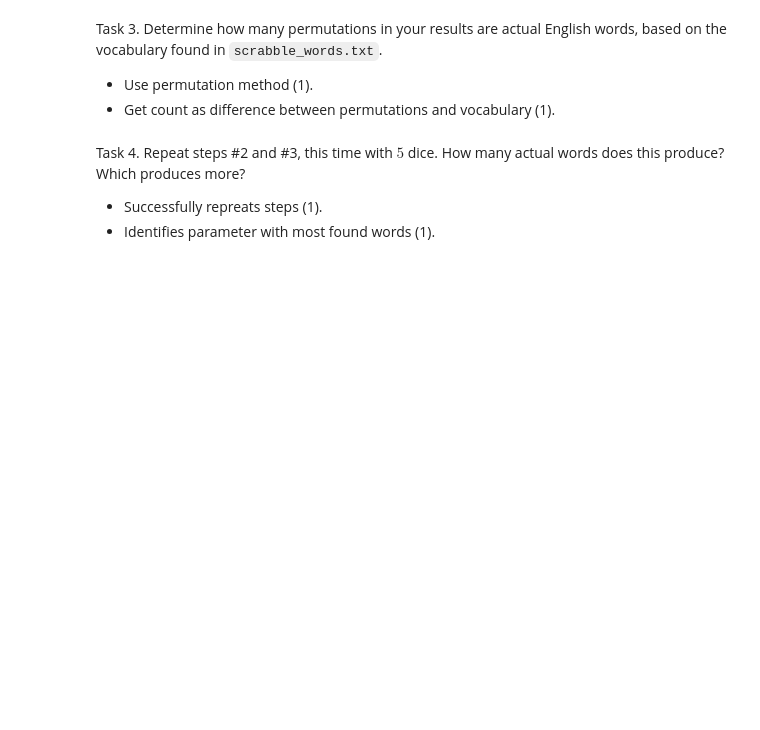
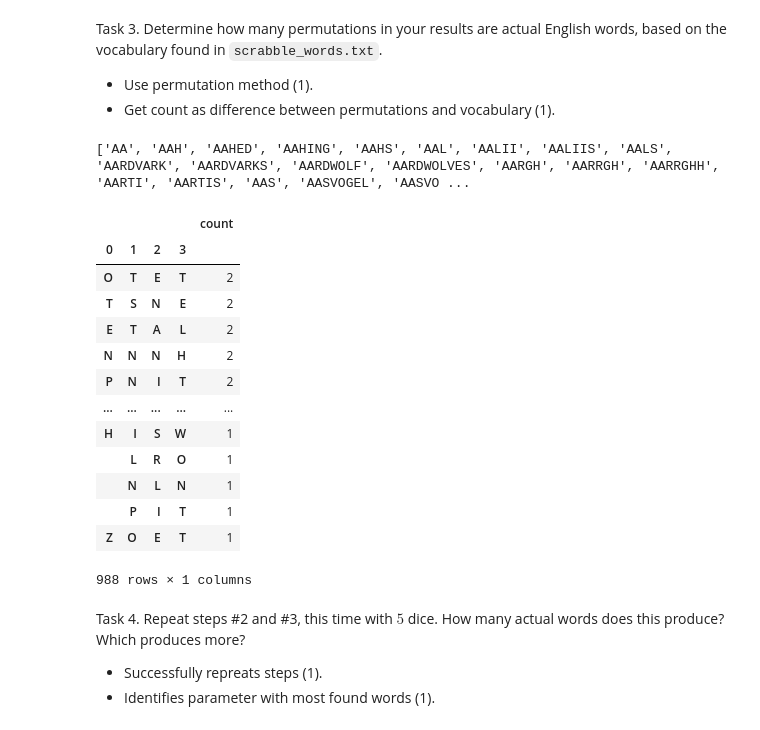
Before and after one commit to jackburke12/ds5100_final_project, a Jupyter notebook: DS5100_Final_Project_jpb2uj.ipynb, the cells around one changed output. Drawn from its saved outputs; the diff is of its cells as text; code cells hidden in the pictures; blank space fills up the shorter version.

```diff
--- a/DS5100_Final_Project_jpb2uj.ipynb
+++ b/DS5100_Final_Project_jpb2uj.ipynb
@@ -559,3 +674,17 @@ Task 1. Create a "die" of letters from $A$ to $Z$ with weights based on their fr
 
 - Die correctly instantiated with source file data (1).
 - Weights properly applied using weight setting method (1).
+# %%
+letters = {}
+
+with open('english_letters.txt', 'r') as file:
+    for line in file:
+        letter, number = line.split()
+        letters[letter] = int(number)
+
+letter_die = Die(np.array(list(letters.keys())))
+
+for letter, freq in letters.items():
+    letter_die.change_face_weight(letter,freq)
+
+letter_die.show_face_weights()
@@ -563,3 +711,8 @@ Task 1. Create a "die" of letters from $A$ to $Z$ with weights based on their fr
 Task 2. Play a game involving $4$ of these dice with $1000$ rolls.
 
 - Game play method properly called (1).
+# %%
+word_game = Game([letter_die,letter_die,letter_die,letter_die])
+
+word_game.play(1000)
+word_game.show_result().head()
@@ -568,6 +728,34 @@ Task 3. Determine how many permutations in your results are actual English words
 
 - Use permutation method (1).
 - Get count as difference between permutations and vocabulary (1).
+# %%
+words = []
+
+with open('scrabble_words.txt','r') as file:
+    for line in file:
+        words.append(line.split('\n')[0])
+
+print(words[0:100])
+
+word_a1 = Analyzer(word_game)
+
+word_a1.permutation_count()
+# %% [output]
+['AA', 'AAH', 'AAHED', 'AAHING', 'AAHS', 'AAL', 'AALII', 'AALIIS', 'AALS', 'AARDVARK', 'AARDVARKS', 'AARDWOLF', 'AARDWOLVES', 'AARGH', 'AARRGH', 'AARRGHH', 'AARTI', 'AARTIS', 'AAS', 'AASVOGEL', 'AASVO ...
+|  |  |  |  | count |
+| 0 | 1 | 2 | 3 |  |
+| O | T | E | T | 2 |
+| T | S | N | E | 2 |
+| E | T | A | L | 2 |
+| N | N | N | H | 2 |
+| P | N | I | T | 2 |
+| ... | ... | ... | ... | ... |
+| H | I | S | W | 1 |
+|  | L | R | O | 1 |
+|  | N | L | N | 1 |
+|  | P | I | T | 1 |
+| Z | O | E | T | 1 |
+988 rows × 1 columns
 # %% [markdown]
 Task 4. Repeat steps #2 and #3, this time with $5$ dice. How many actual words does this produce? Which produces more?
 
```
Also changed, not shown: parts of 18 cells of this notebook.
